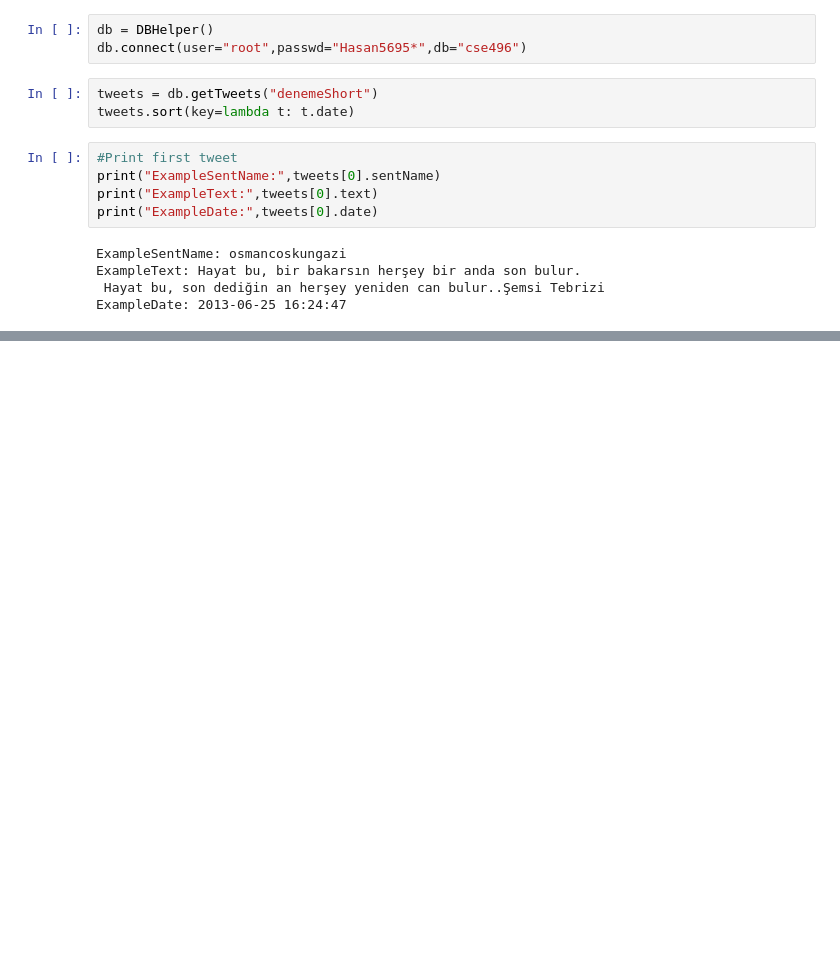
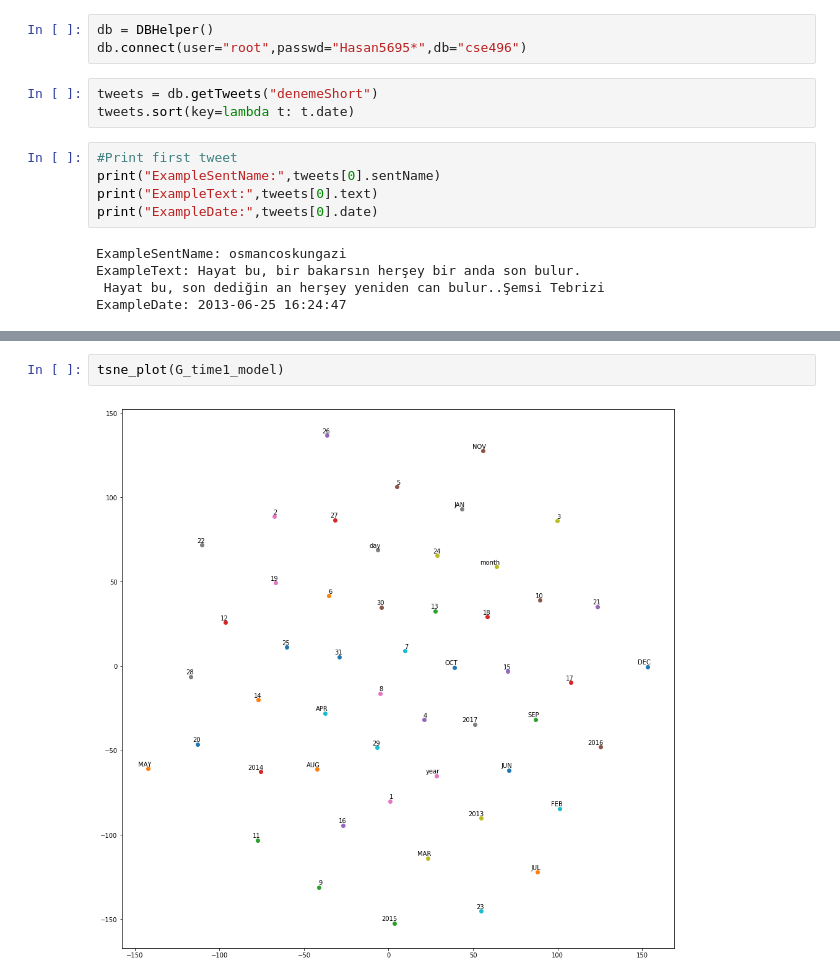
Before and after one commit to GTU-Projects/CSE496_Node2Vec_2018, a Jupyter notebook: src/timeVec.ipynb, the cells around one changed output, grey strips where cells are left out. Saved outputs shown, nothing was run; the diff lists cells and outputs as text; blank space fills up the shorter version.

```diff
--- a/src/timeVec.ipynb
+++ b/src/timeVec.ipynb
@@ -221,0 +100,4 @@ tsne_plot(model)
+# %%
+tsne_plot(G_time1_model)
+# %% [output]
+[figure, added]
```
Also changed, not shown: parts of 45 cells of this notebook, 1 other file.
